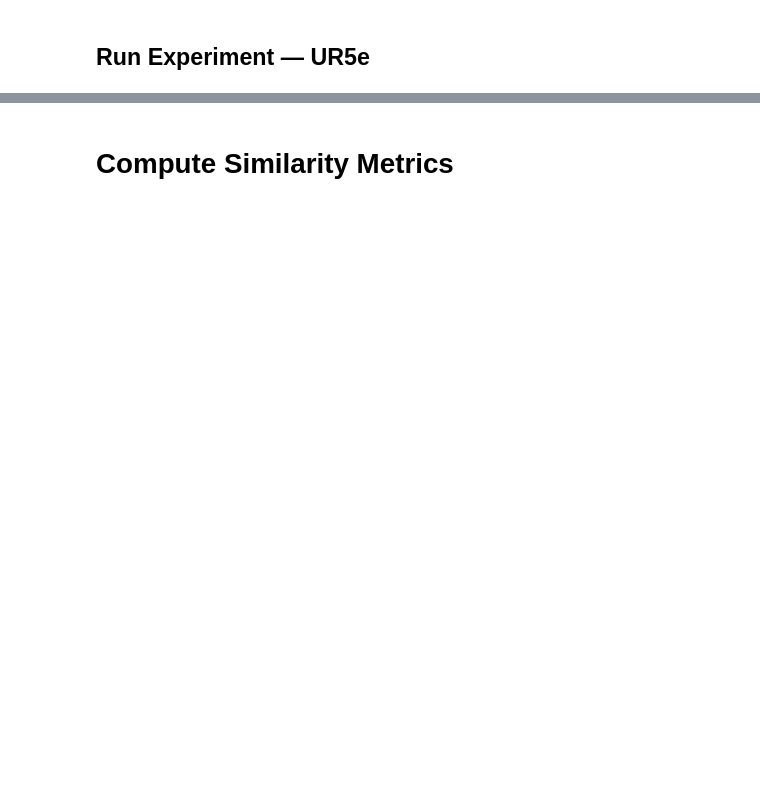
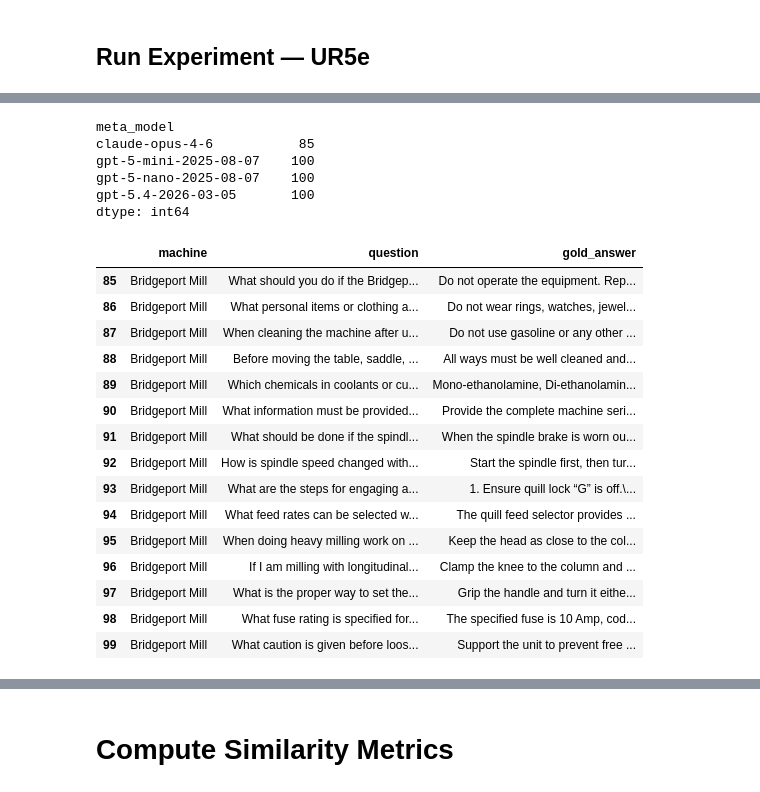
Before and after one commit to fryan2503/safety_rag_evaluation, a Jupyter notebook: system/main_long_context.ipynb, the cells around one changed output, grey strips where cells are left out. Cells and saved outputs as stored; diff of their text form; code cells hidden in the pictures; blank space fills up the shorter version.

```diff
--- a/system/main_long_context.ipynb
+++ b/system/main_long_context.ipynb
@@ -290,0 +349,29 @@ All results written to ../data/results/RAG_Output/LongContext/SYNTHETIC_LONG_CON
+# %%
+df.groupby("meta_model").size()
+# %% [output]
+meta_model
+claude-opus-4-6           85
+gpt-5-mini-2025-08-07    100
+gpt-5-nano-2025-08-07    100
+gpt-5.4-2026-03-05       100
+dtype: int64
+# %%
+df = pd.read_csv(SYNTHETIC_QA).tail(15)
+df
+# %% [output]
+|  | machine | question | gold_answer |
+| 85 | Bridgeport Mill | What should you do if the Bridgep... | Do not operate the equipment. Rep... |
+| 86 | Bridgeport Mill | What personal items or clothing a... | Do not wear rings, watches, jewel... |
+| 87 | Bridgeport Mill | When cleaning the machine after u... | Do not use gasoline or any other ... |
+| 88 | Bridgeport Mill | Before moving the table, saddle, ... | All ways must be well cleaned and... |
+| 89 | Bridgeport Mill | Which chemicals in coolants or cu... | Mono-ethanolamine, Di-ethanolamin... |
+| 90 | Bridgeport Mill | What information must be provided... | Provide the complete machine seri... |
+| 91 | Bridgeport Mill | What should be done if the spindl... | When the spindle brake is worn ou... |
+| 92 | Bridgeport Mill | How is spindle speed changed with... | Start the spindle first, then tur... |
+| 93 | Bridgeport Mill | What are the steps for engaging a... | 1. Ensure quill lock “G” is off.\... |
+| 94 | Bridgeport Mill | What feed rates can be selected w... | The quill feed selector provides ... |
+| 95 | Bridgeport Mill | When doing heavy milling work on ... | Keep the head as close to the col... |
+| 96 | Bridgeport Mill | If I am milling with longitudinal... | Clamp the knee to the column and ... |
+| 97 | Bridgeport Mill | What is the proper way to set the... | Grip the handle and turn it eithe... |
+| 98 | Bridgeport Mill | What fuse rating is specified for... | The specified fuse is 10 Amp, cod... |
+| 99 | Bridgeport Mill | What caution is given before loos... | Support the unit to prevent free ... |
```
Also changed, not shown: parts of 27 cells of this notebook, 5 other files.
